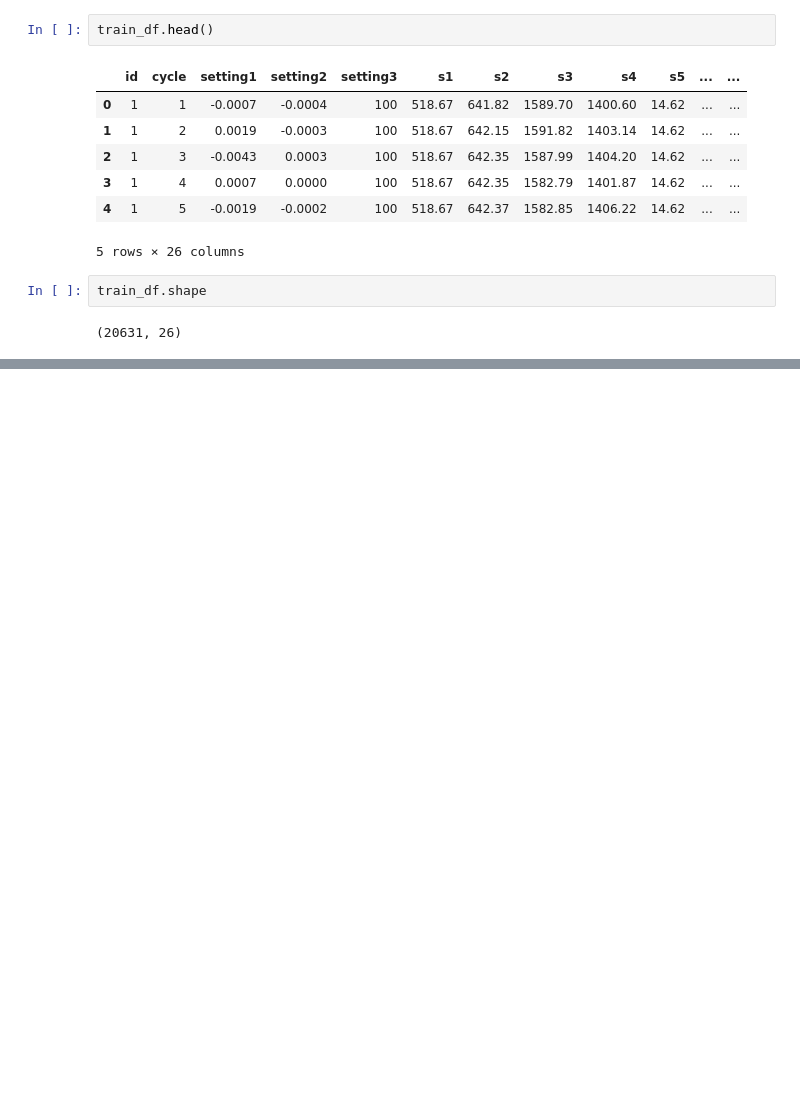
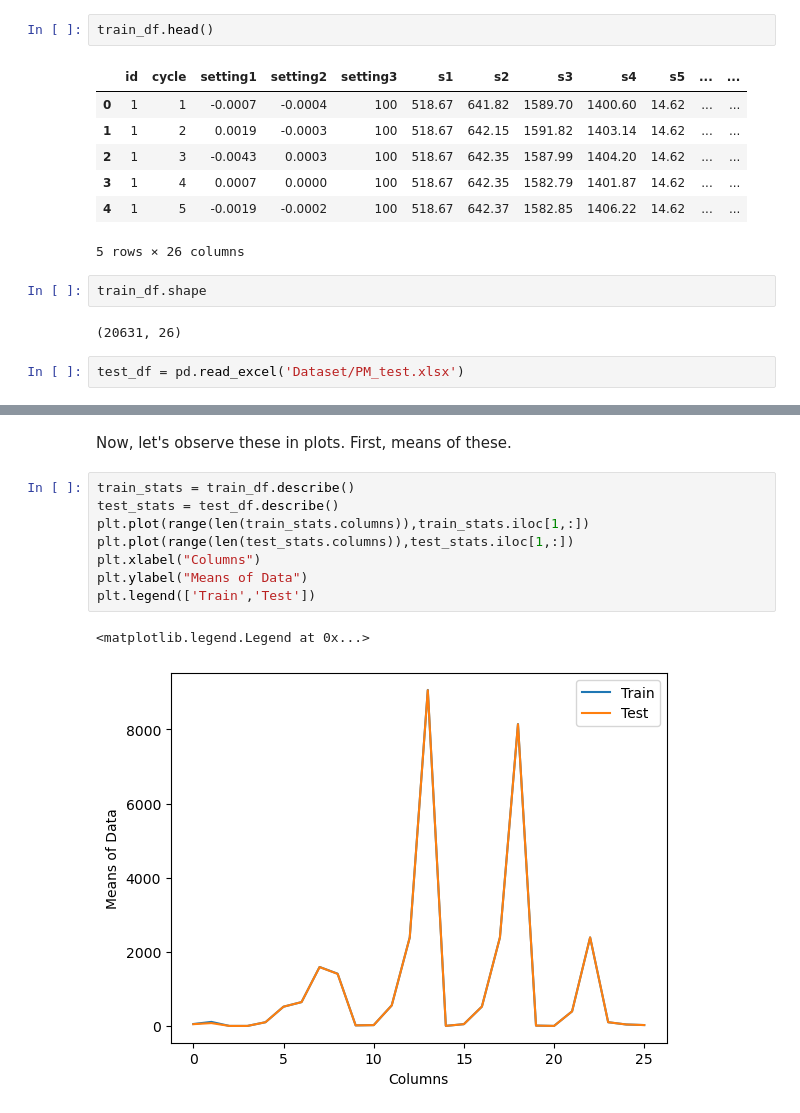
Before and after one commit to chunlkin/Aircraft-Sensor-and-Engine-Performance, a Jupyter notebook: Aircraft.ipynb, the cells around one changed output, grey strips where cells are left out. Drawn from its saved outputs; the diff is of its cells as text; blank space fills up the shorter version.

Commit message:
Data exploration is completed.

```diff
--- a/Aircraft.ipynb
+++ b/Aircraft.ipynb
@@ -16,3 +27,5 @@ train_df.head()
 train_df.shape
 # %% [output]
 (20631, 26)
+# %%
+test_df = pd.read_excel('Dataset/PM_test.xlsx')
@@ -18,0 +124,13 @@ train_df.shape
+# %% [markdown]
+Now, let's observe these in plots. First, means of these.
+# %%
+train_stats = train_df.describe()
+test_stats = test_df.describe()
+plt.plot(range(len(train_stats.columns)),train_stats.iloc[1,:])
+plt.plot(range(len(test_stats.columns)),test_stats.iloc[1,:])
+plt.xlabel("Columns")
+plt.ylabel("Means of Data")
+plt.legend(['Train','Test'])
+# %% [output]
+<matplotlib.legend.Legend at 0x...>
+[figure, added]
```
Also changed, not shown: parts of 24 cells of this notebook.
